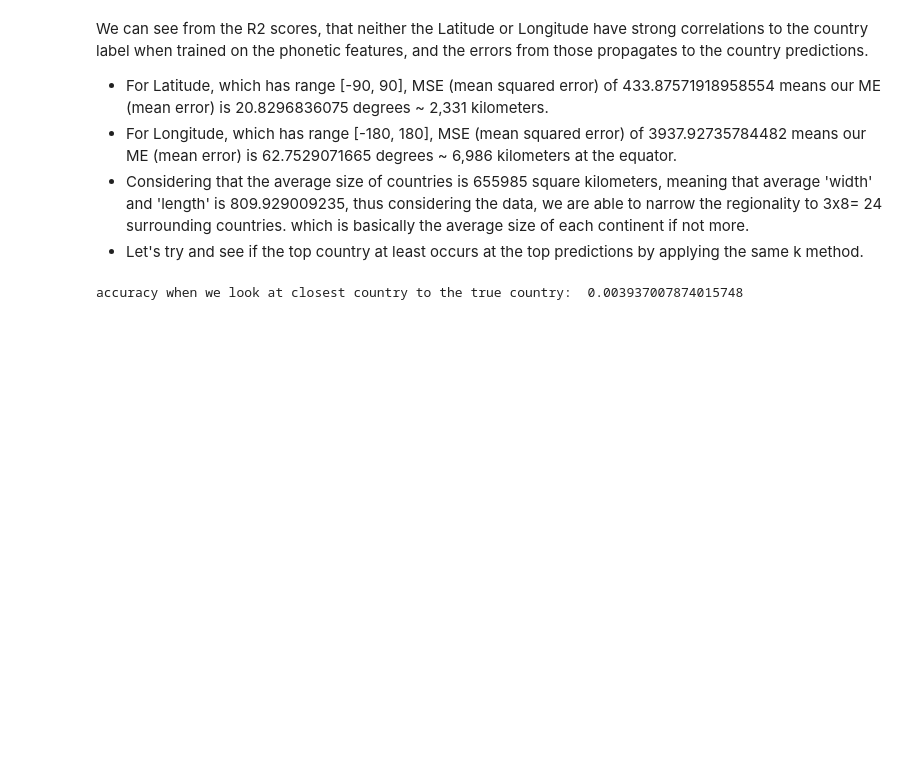
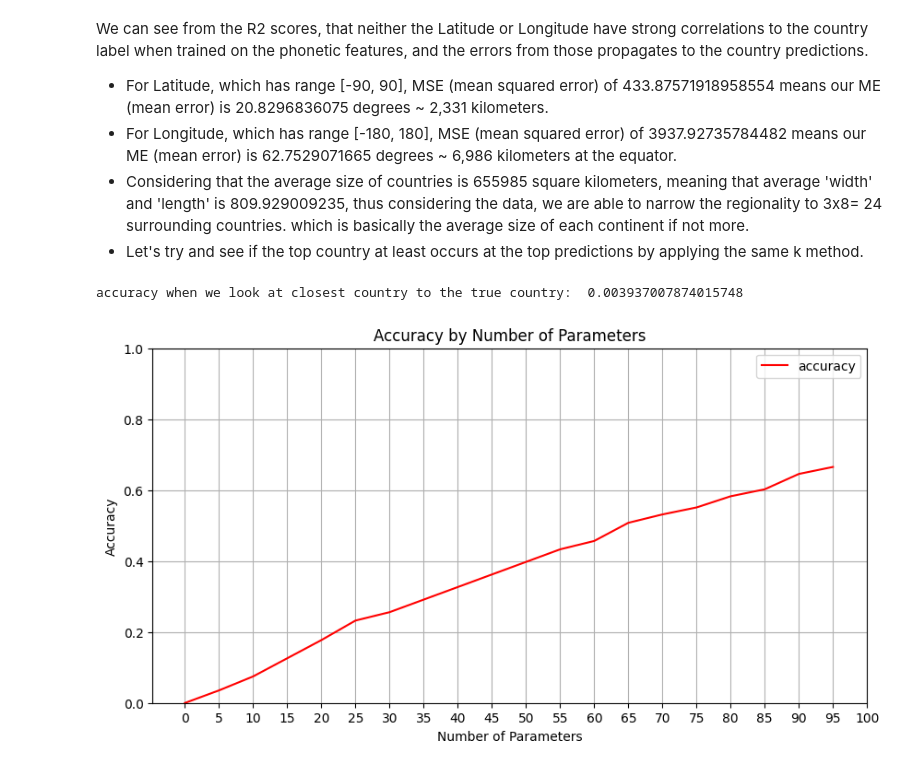
Before and after one commit to Data-Science-for-Linguists-2024/Speech-Accent-Analysis, a Jupyter notebook: notebooks/geographic_analysis.ipynb, the cells around one changed output. Saved outputs shown, nothing was run; the diff lists cells and outputs as text; code cells hidden in the pictures; blank space fills up the shorter version.

```diff
--- a/notebooks/geographic_analysis.ipynb
+++ b/notebooks/geographic_analysis.ipynb
@@ -401,3 +405,20 @@ def get_accuracy(top_n=3):
 print('accuracy when we look at closest country to the true country: ', get_accuracy(3))
 # %% [output]
 accuracy when we look at closest country to the true country:  0.003937007874015748
+# %%
+top_n_range = list(range(0, 100, 5))
+accuracies = [get_accuracy(top_n=n) for n in top_n_range]
+# %%
+# Plotting the data
+plt.figure(figsize=(10, 5))
+plt.plot(top_n_range, accuracies, color = 'red', label = 'accuracy')
+plt.title('Accuracy by Number of Parameters')
+plt.xlabel('Number of Parameters')
+plt.ylabel('Accuracy')
+plt.grid(True)
+plt.xticks(range(0, 105, 5))  # Ensure all model numbers are labeled
+plt.ylim(0, 1)  # Optionally set the y-axis limits to zoom in on accuracies
+plt.legend()
+plt.show()
+# %% [output]
+[figure, added]
```
Also changed, not shown: parts of 1 cell of this notebook, 1 other file.
